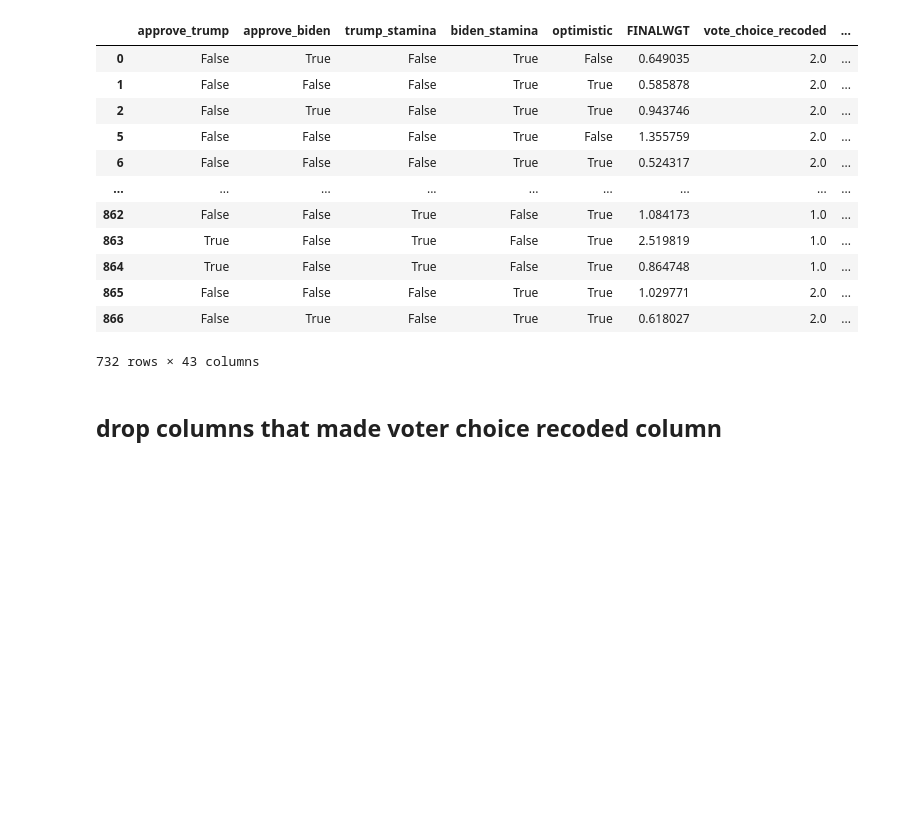
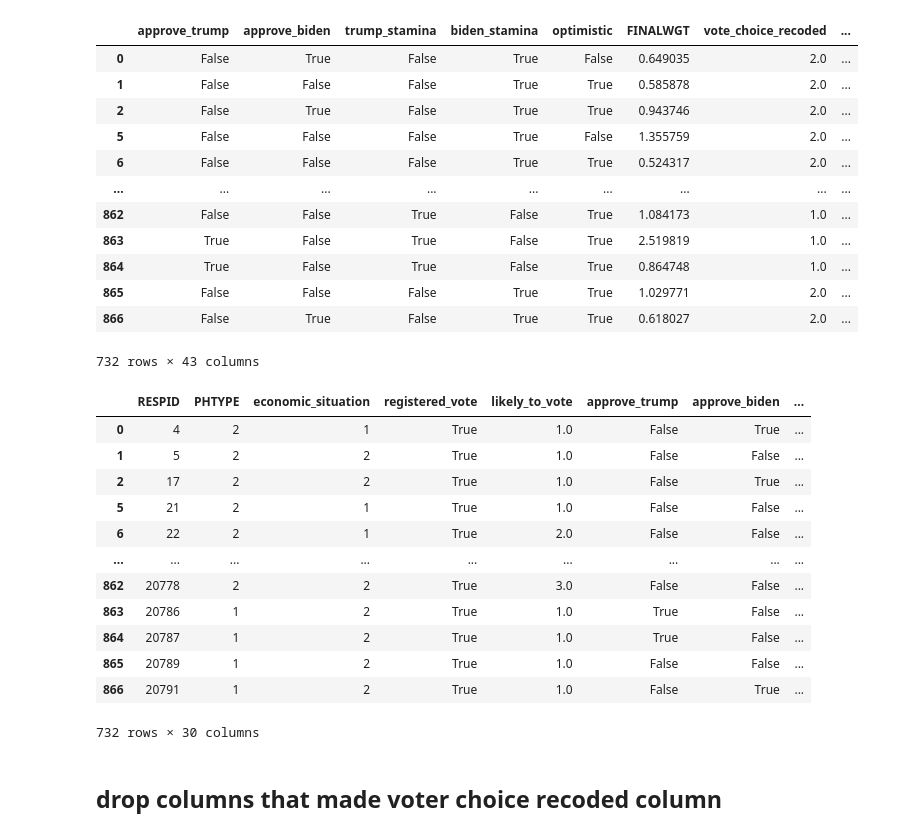
Before and after one commit to pmench/mrp-team, a Jupyter notebook: src/bella_ML.ipynb, the cells around one changed output. Cells and saved outputs as stored; diff of their text form; code cells hidden in the pictures; blank space fills up the shorter version.

```diff
--- a/src/bella_ML.ipynb
+++ b/src/bella_ML.ipynb
@@ -666,6 +666,22 @@ nat_2020_june_clean
 | 865 | False | False | False | True | True | 1.029771 | 2.0 | ... |
 | 866 | False | True | False | True | True | 0.618027 | 2.0 | ... |
 732 rows × 43 columns
+# %%
+nat_2020_june
+# %% [output]
+|  | RESPID | PHTYPE | economic_situation | registered_vote | likely_to_vote | approve_trump | approve_biden | ... |
+| 0 | 4 | 2 | 1 | True | 1.0 | False | True | ... |
+| 1 | 5 | 2 | 2 | True | 1.0 | False | False | ... |
+| 2 | 17 | 2 | 2 | True | 1.0 | False | True | ... |
+| 5 | 21 | 2 | 1 | True | 1.0 | False | False | ... |
+| 6 | 22 | 2 | 1 | True | 2.0 | False | False | ... |
+| ... | ... | ... | ... | ... | ... | ... | ... | ... |
+| 862 | 20778 | 2 | 2 | True | 3.0 | False | False | ... |
+| 863 | 20786 | 1 | 2 | True | 1.0 | True | False | ... |
+| 864 | 20787 | 1 | 2 | True | 1.0 | True | False | ... |
+| 865 | 20789 | 1 | 2 | True | 1.0 | False | False | ... |
+| 866 | 20791 | 1 | 2 | True | 1.0 | False | True | ... |
+732 rows × 30 columns
 # %% [markdown]
 ## drop columns that made voter choice recoded column
 # %%
```
Also changed, not shown: parts of 14 cells of this notebook.
